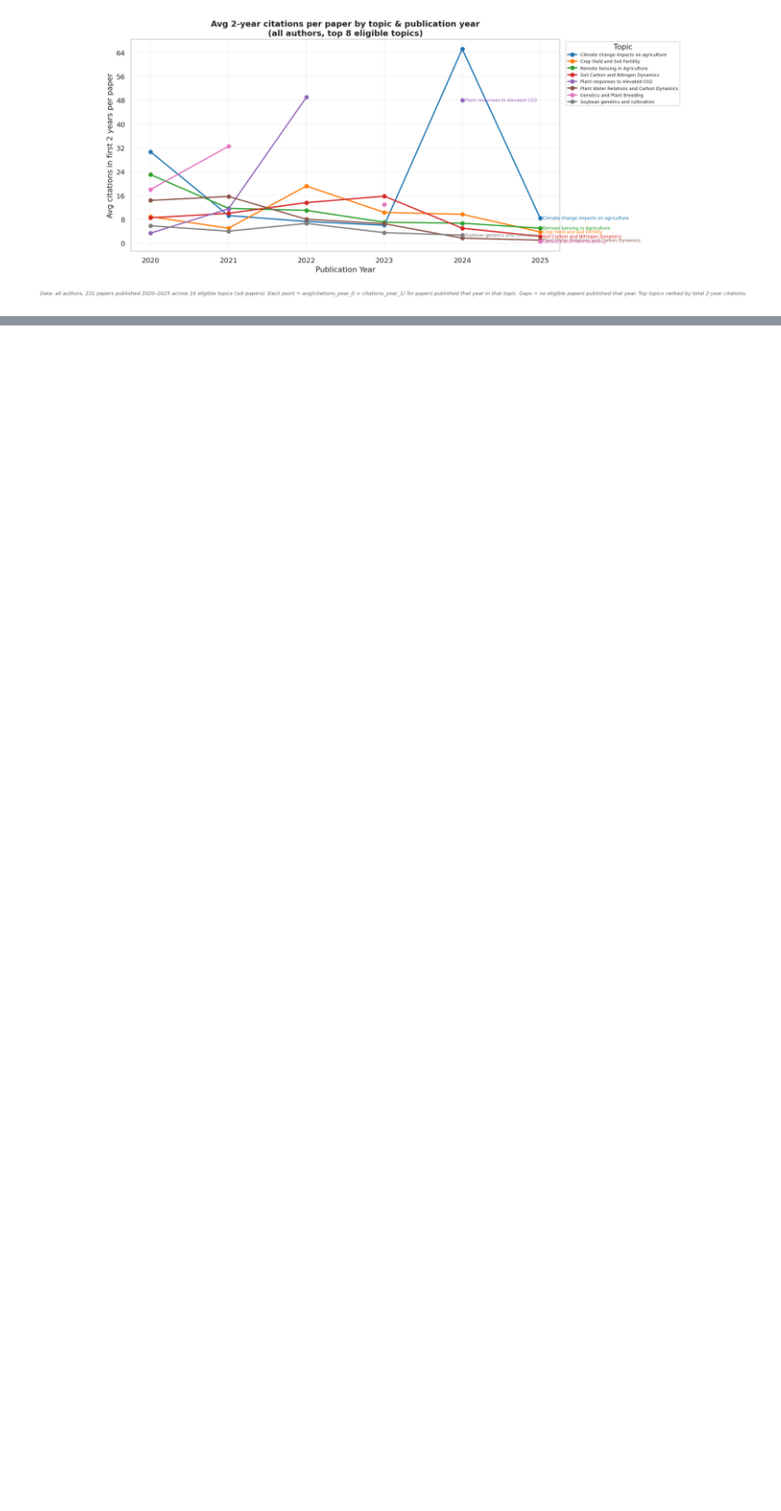
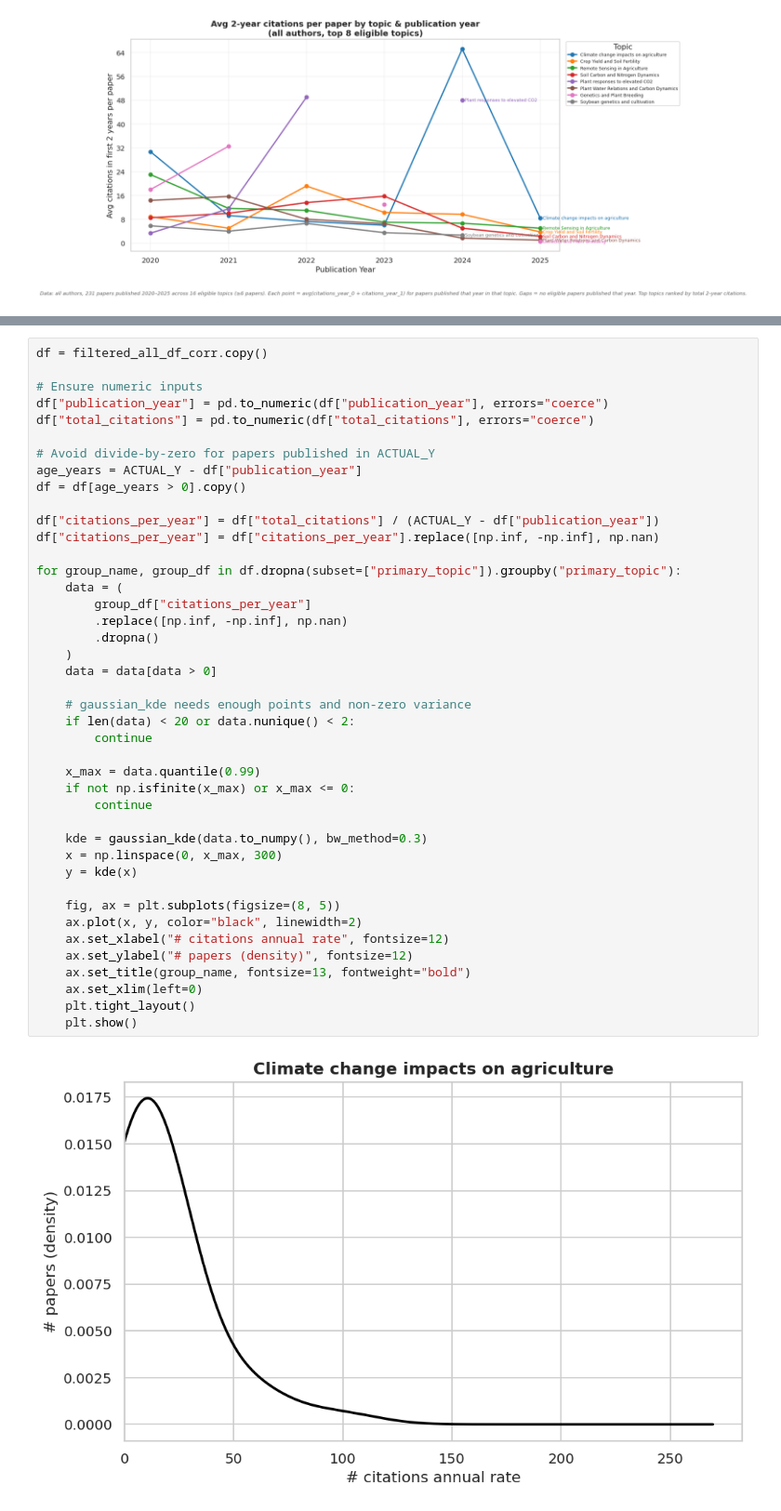
Before and after one commit to Ciampitti-Lab/PublicationAnalysis, a Jupyter notebook: books/All_Authors_analysis.ipynb, the cells around one changed output, grey strips where cells are left out. Shown at 93% size. Drawn from its saved outputs; the diff is of its cells as text; blank space fills up the shorter version.

```diff
--- a/books/All_Authors_analysis.ipynb
+++ b/books/All_Authors_analysis.ipynb
@@ -215,0 +274,44 @@ plt.show()
+# %%
+df = filtered_all_df_corr.copy()
+
+# Ensure numeric inputs
+df["publication_year"] = pd.to_numeric(df["publication_year"], errors="coerce")
+df["total_citations"] = pd.to_numeric(df["total_citations"], errors="coerce")
+
+# Avoid divide-by-zero for papers published in ACTUAL_Y
+age_years = ACTUAL_Y - df["publication_year"]
+df = df[age_years > 0].copy()
+
+df["citations_per_year"] = df["total_citations"] / (ACTUAL_Y - df["publication_year"])
+df["citations_per_year"] = df["citations_per_year"].replace([np.inf, -np.inf], np.nan)
+
+for group_name, group_df in df.dropna(subset=["primary_topic"]).groupby("primary_topic"):
+    data = (
+        group_df["citations_per_year"]
+        .replace([np.inf, -np.inf], np.nan)
+        .dropna()
+    )
+    data = data[data > 0]
+
+    # gaussian_kde needs enough points and non-zero variance
+    if len(data) < 20 or data.nunique() < 2:
+        continue
+
+    x_max = data.quantile(0.99)
+    if not np.isfinite(x_max) or x_max <= 0:
+        continue
+
+    kde = gaussian_kde(data.to_numpy(), bw_method=0.3)
+    x = np.linspace(0, x_max, 300)
+    y = kde(x)
+
+    fig, ax = plt.subplots(figsize=(8, 5))
+    ax.plot(x, y, color="black", linewidth=2)
+    ax.set_xlabel("# citations annual rate", fontsize=12)
+    ax.set_ylabel("# papers (density)", fontsize=12)
+    ax.set_title(group_name, fontsize=13, fontweight="bold")
+    ax.set_xlim(left=0)
+    plt.tight_layout()
+    plt.show()
+# %% [output]
+[figure, added]
```
Also changed, not shown: parts of 5 cells of this notebook, 1 other file.
